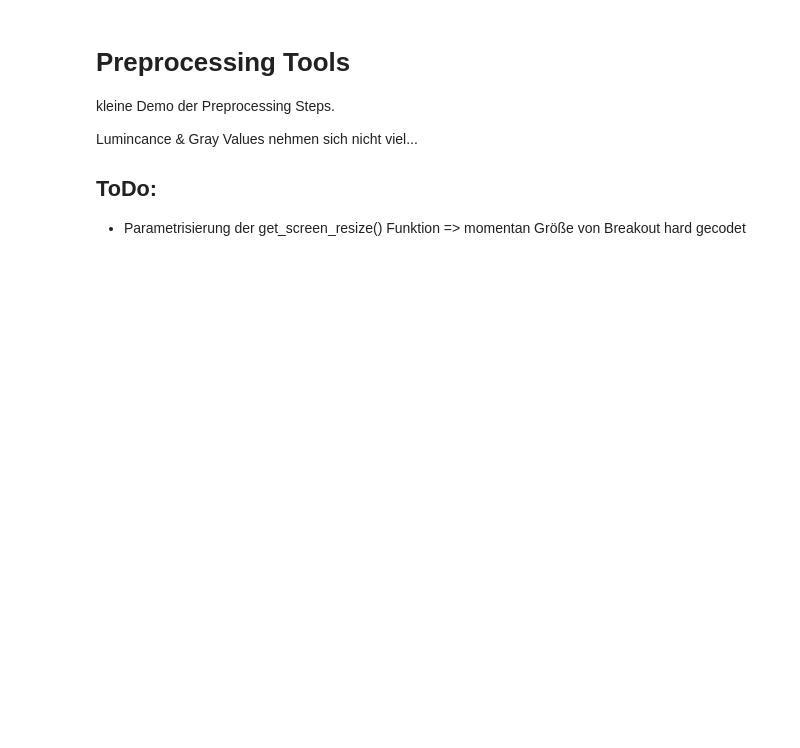
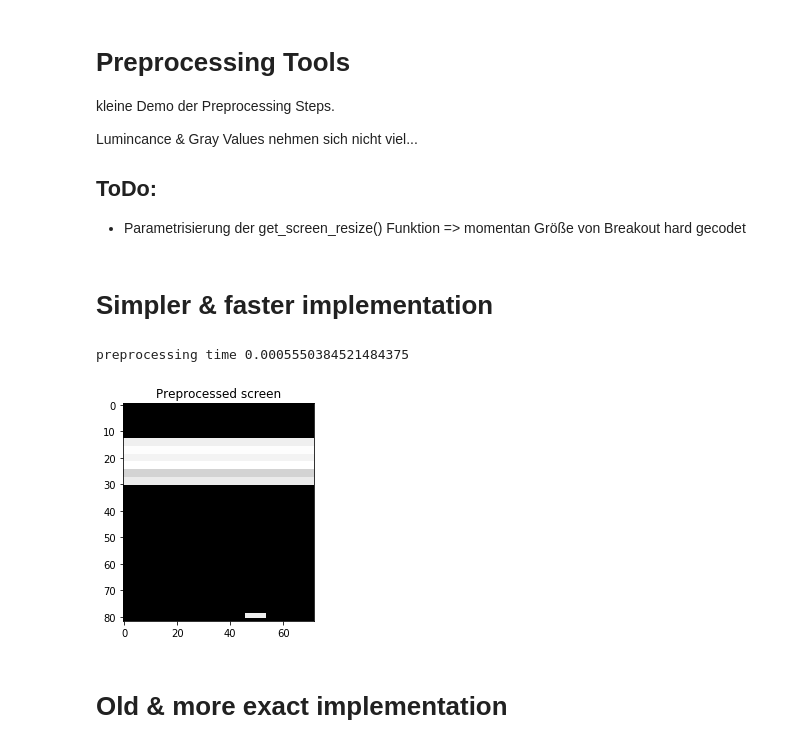
Before and after one commit to maxstrobel/TwinDQN, a Jupyter notebook: Preprocessing Tools.ipynb, the cells around one changed output. Saved outputs shown, nothing was run; the diff lists cells and outputs as text; code cells hidden in the pictures; blank space fills up the shorter version.

```diff
--- a/Preprocessing Tools.ipynb
+++ b/Preprocessing Tools.ipynb
@@ -17,3 +20,25 @@ env = gym.make('Breakout-v0')
+# %% [markdown]
+# Simpler & faster implementation
+# %%
+env = gym.make('Breakout-v0')
+
+start = time.time()
+frame = env.render(mode='rgb_array')
+frame = breakout_preprocess(frame)
+end = time.time()
+print('preprocessing time', end - start)
+
+#env.reset()
+plt.figure()
+plt.imshow(frame, interpolation='none', cmap='gray')
+plt.title('Preprocessed screen')
+
+plt.show()
+# %% [output]
+preprocessing time 0.0005550384521484375
+[figure, added]
+# %% [markdown]
+# Old & more exact implementation
 # %%
 #env.reset()
 plt.figure()
```
Also changed, not shown: parts of 3 cells of this notebook, 3 other files.
